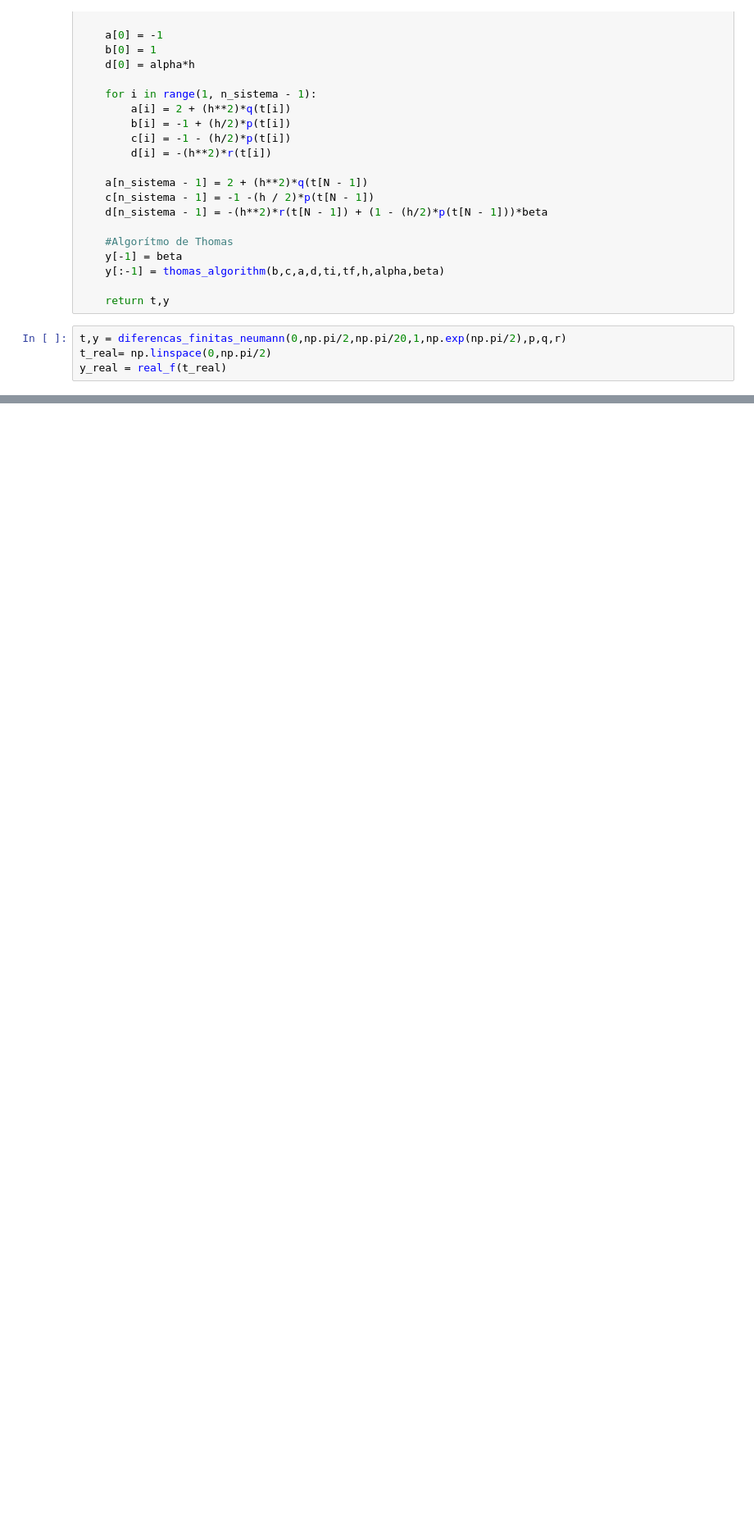
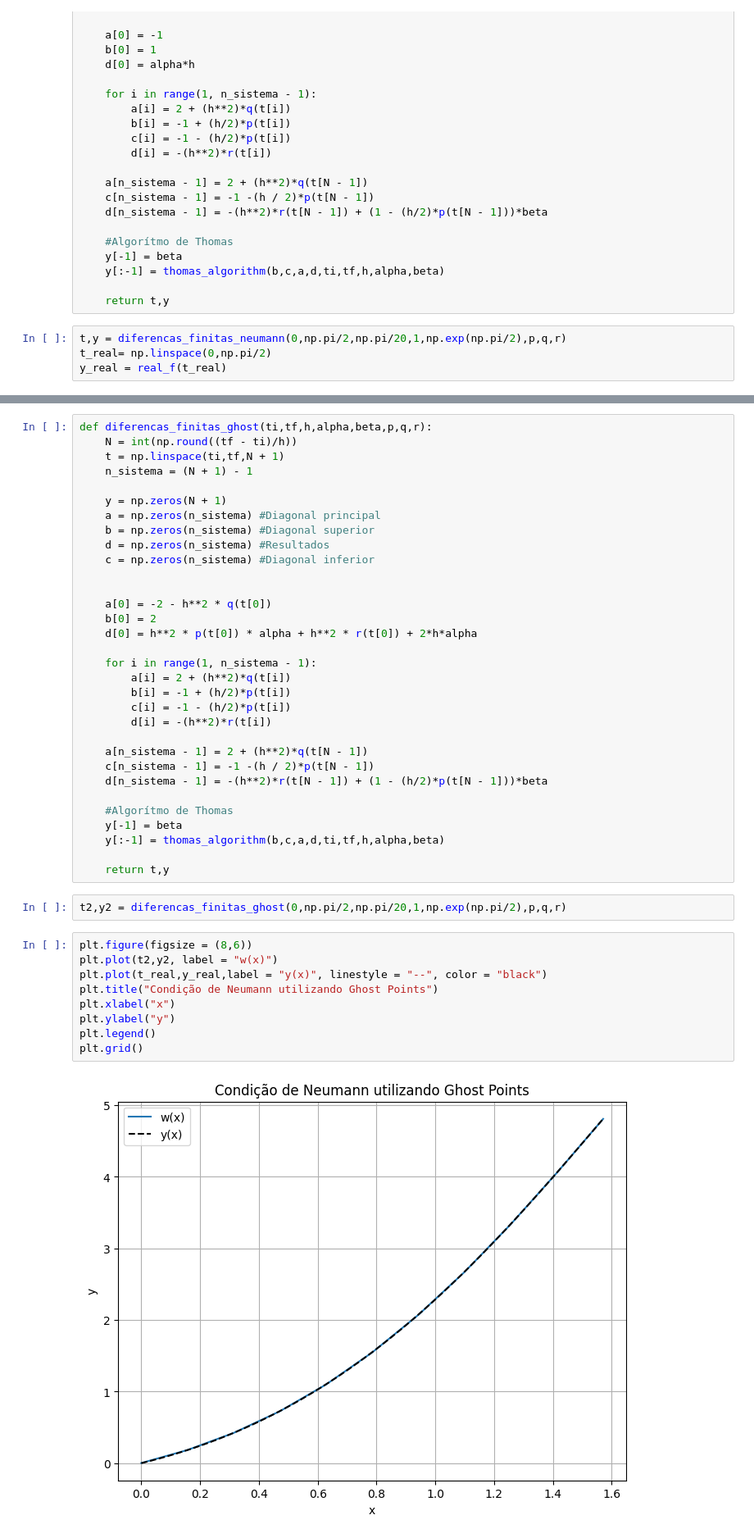
Before and after one commit to weldersalvador/Numerical-analysis-Python, a Jupyter notebook: Differential_Equations/MDF/mdf_linear_neumann.ipynb, the cells around one changed output, grey strips where cells are left out. Shown at 82% size. Cells and saved outputs as stored; diff of their text form; blank space fills up the shorter version.

Commit message:
Implementing the ghost point method for neumann conditions

```diff
--- a/Differential_Equations/MDF/mdf_prog.ipynb
+++ b/Differential_Equations/MDF/mdf_linear_neumann.ipynb
@@ -80,0 +94,45 @@ plt.grid()
+# %%
+def diferencas_finitas_ghost(ti,tf,h,alpha,beta,p,q,r):
+    N = int(np.round((tf - ti)/h))
+    t = np.linspace(ti,tf,N + 1)
+    n_sistema = (N + 1) - 1
+
+    y = np.zeros(N + 1)
+    a = np.zeros(n_sistema) #Diagonal principal
+    b = np.zeros(n_sistema) #Diagonal superior
+    d = np.zeros(n_sistema) #Resultados
+    c = np.zeros(n_sistema) #Diagonal inferior
+
+
+    a[0] = -2 - h**2 * q(t[0])
+    b[0] = 2
+    d[0] = h**2 * p(t[0]) * alpha + h**2 * r(t[0]) + 2*h*alpha
+
+    for i in range(1, n_sistema - 1):
+        a[i] = 2 + (h**2)*q(t[i])
+        b[i] = -1 + (h/2)*p(t[i])
+        c[i] = -1 - (h/2)*p(t[i])
+        d[i] = -(h**2)*r(t[i])
+
+    a[n_sistema - 1] = 2 + (h**2)*q(t[N - 1])
+    c[n_sistema - 1] = -1 -(h / 2)*p(t[N - 1])
+    d[n_sistema - 1] = -(h**2)*r(t[N - 1]) + (1 - (h/2)*p(t[N - 1]))*beta
+
+    #Algorítmo de Thomas
+    y[-1] = beta
+    y[:-1] = thomas_algorithm(b,c,a,d,ti,tf,h,alpha,beta)
+
+    return t,y
+# %%
+t2,y2 = diferencas_finitas_ghost(0,np.pi/2,np.pi/20,1,np.exp(np.pi/2),p,q,r)
+# %%
+plt.figure(figsize = (8,6))
+plt.plot(t2,y2, label = "w(x)")
+plt.plot(t_real,y_real,label = "y(x)", linestyle = "--", color = "black")
+plt.title("Condição de Neumann utilizando Ghost Points")
+plt.xlabel("x")
+plt.ylabel("y")
+plt.legend()
+plt.grid()
+# %% [output]
+[figure, added]
```
Also changed, not shown: parts of 2 cells of this notebook.
